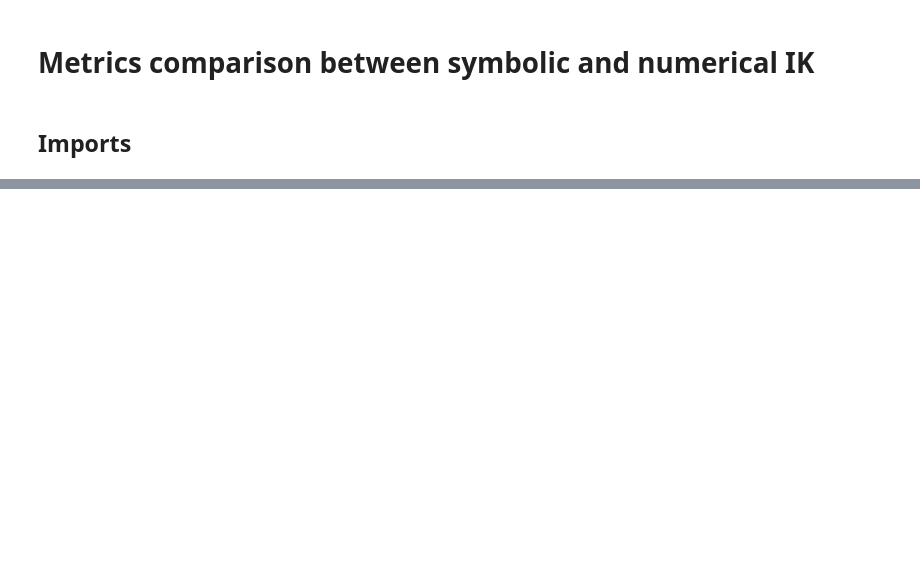
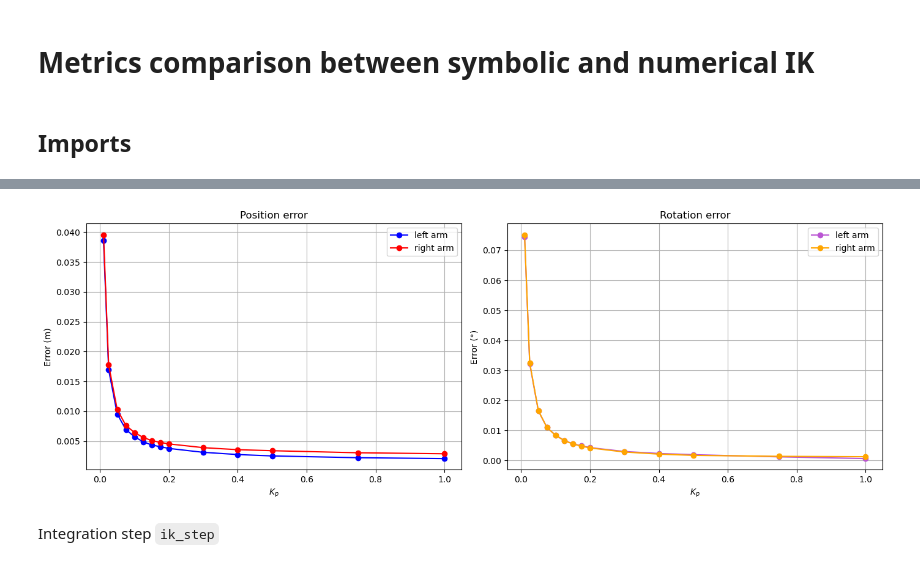
Before and after one commit to pollen-robotics/reachy2_qpik, a Jupyter notebook: src/example/pinocchio/metrics_eval.ipynb, the cells around one changed output, grey strips where cells are left out. Cells and saved outputs as stored; diff of their text form; code cells hidden in the pictures; blank space fills up the shorter version.

```diff
--- a/src/example/pinocchio/metrics_eval.ipynb
+++ b/src/example/pinocchio/metrics_eval.ipynb
@@ -228,0 +267,27 @@ plt.show()
+# %%
+fig, axes = plt.subplots(1, 2, figsize=(14, 5))
+
+Kp = [0.01, 0.025, 0.050, 0.075, 0.1, 0.125, 0.15, 0.175, 0.2, 0.3, 0.4, 0.5, 0.75, 1.0]
+
+axes[0].plot(Kp, mean_l_pos_err, label="left arm", color="b", marker="o")
+axes[0].plot(Kp, mean_r_pos_err, label="right arm", color="r", marker="o")
+axes[0].set_title("Position error")
+axes[0].set_ylabel("Error (m)")
+axes[0].set_xlabel("$K_p$")
+axes[0].legend()
+axes[0].grid(True)
+
+axes[1].plot(Kp, np.rad2deg(mean_l_rot_err), label="left arm", color="mediumorchid", marker="o")
+axes[1].plot(Kp, np.rad2deg(mean_r_rot_err), label="right arm", color="orange", marker="o")
+axes[1].set_title("Rotation error")
+axes[1].set_ylabel("Error (°)")
+axes[1].set_xlabel("$K_p$")
+axes[1].legend()
+axes[1].grid(True)
+
+plt.tight_layout()
+plt.show()
+# %% [output]
+[figure, added]
+# %% [markdown]
+Integration step `ik_step`
```
Also changed, not shown: parts of 14 cells of this notebook, 42 other files.
